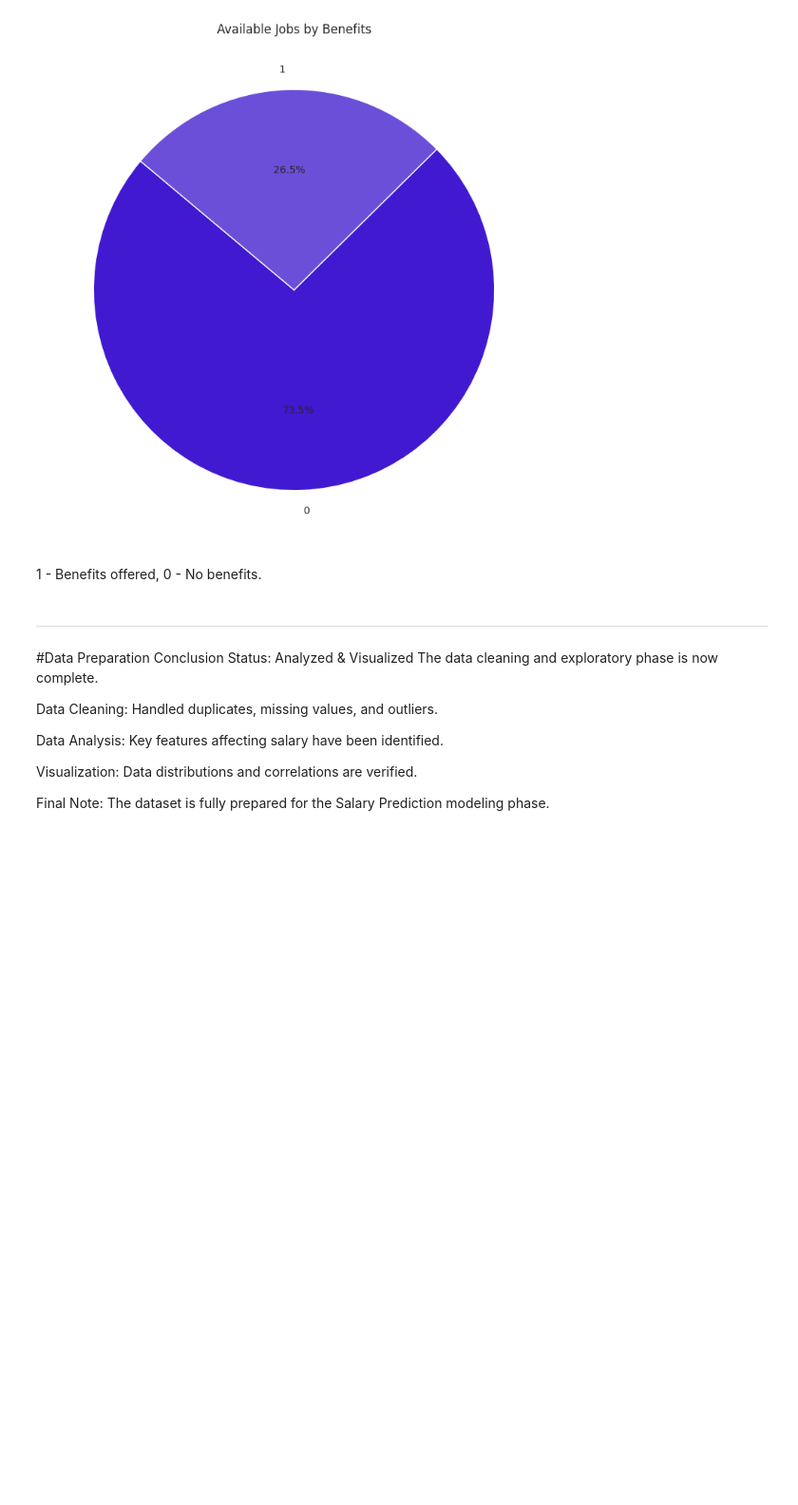
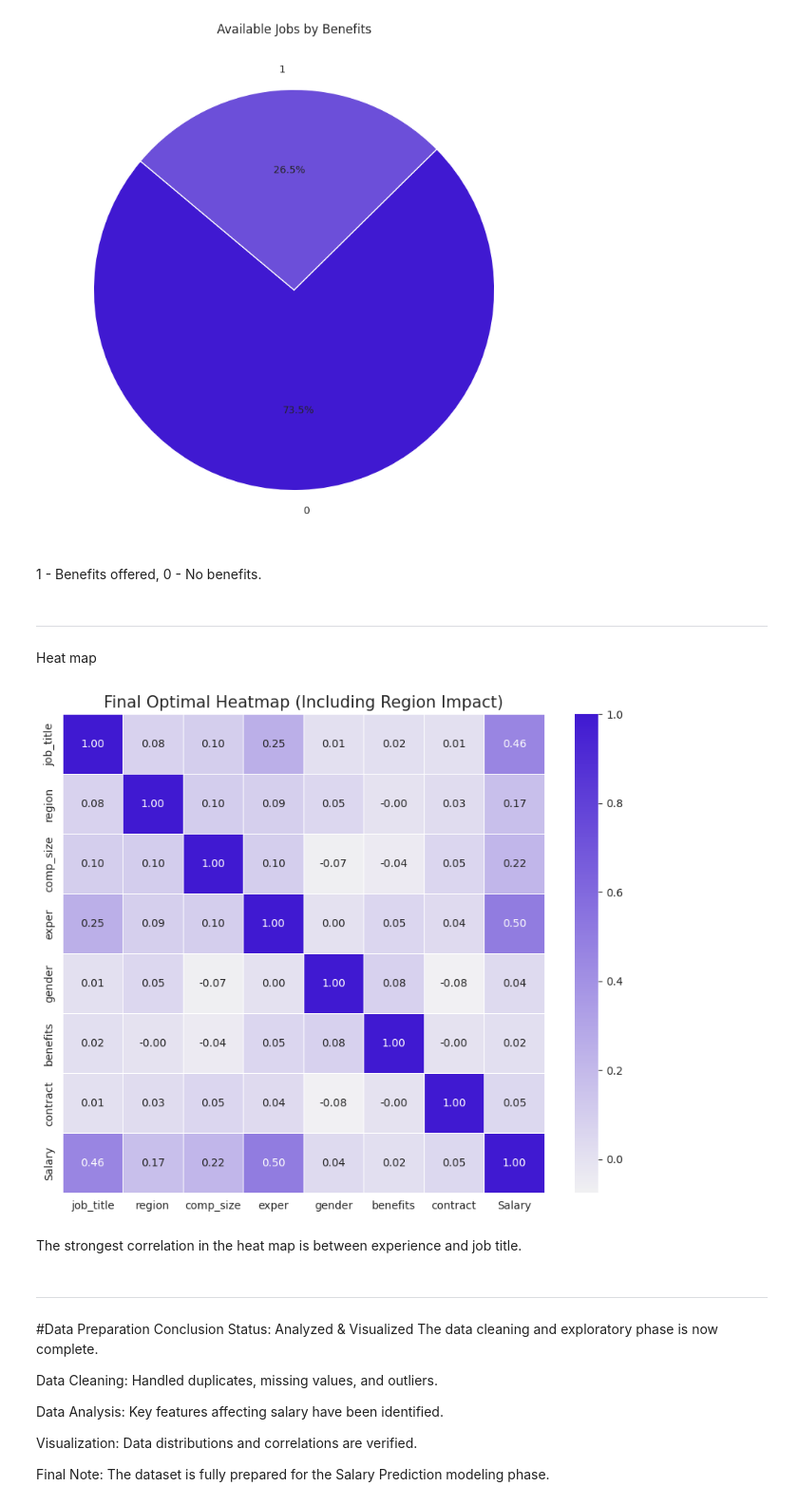
Before and after one commit to alkhurayjah/Unit3_Project, a Jupyter notebook: EDA_project.ipynb, the cells around one changed output. Shown at 95% size. Saved outputs shown, nothing was run; the diff lists cells and outputs as text; code cells hidden in the pictures; blank space fills up the shorter version.

Commit message:
Heat map

```diff
--- a/EDA_project.ipynb
+++ b/EDA_project.ipynb
@@ -531,6 +529,39 @@ plt.show()
 
 
 ---
+# %% [markdown]
+Heat map
+# %%
+df_opt = df.copy()
+
+df_opt['job_title'] = df_opt.groupby('job_title')['Salary'].transform('mean')
+df_opt['region'] = df_opt.groupby('region')['Salary'].transform('mean')
+
+size_map = {'SA':1, 'SB':2, 'MA':3, 'MB':4, 'MC':5, 'L':6, 'G':7, 'U':8}
+df_opt['comp_size'] = df_opt['comp_size'].map(size_map)
+
+features = ['job_title', 'region', 'comp_size', 'exper', 'gender', 'benefits', 'contract', 'Salary']
+corr = df_opt[features].corr()
+
+plt.figure(figsize=(10, 8))
+sns.heatmap(
+    corr,
+    annot=True,
+    fmt=".2f",
+    cmap=sns.light_palette("#4019D1", as_cmap=True),
+    linewidths=0.5
+)
+
+plt.title("Final Optimal Heatmap (Including Region Impact)", fontsize=15)
+plt.show()
+# %% [output]
+[figure, added]
+# %% [markdown]
+The strongest correlation in the heat map is between experience and job title.
+# %% [markdown]
+
+
+---
 # %% [markdown]
 #Data Preparation Conclusion
 Status: Analyzed & Visualized
```
Also changed, not shown: parts of 2 cells of this notebook.
